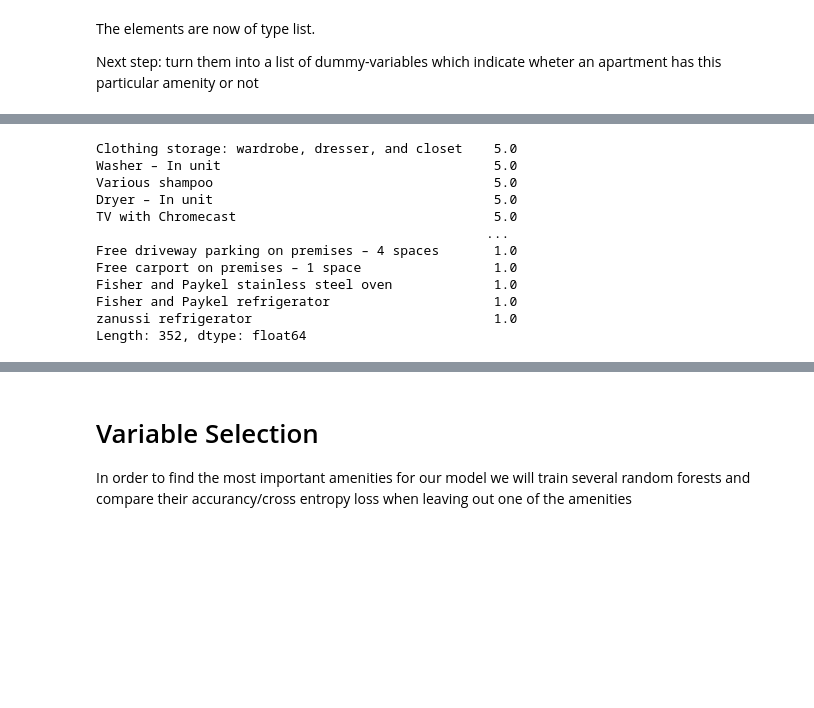
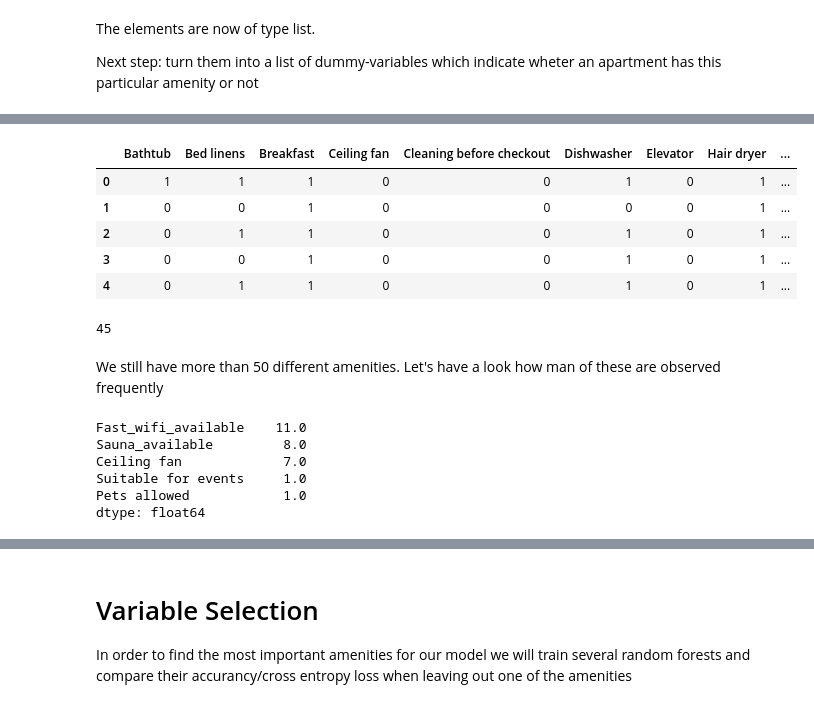
Before and after one commit to dmnk1308/DubAir, a Jupyter notebook: amenities_selection.ipynb, the cells around one changed output, grey strips where cells are left out. Cells and saved outputs as stored; diff of their text form; code cells hidden in the pictures; blank space fills up the shorter version.

```diff
--- a/amenities_selection.ipynb
+++ b/amenities_selection.ipynb
@@ -68,16 +204,26 @@ That is a lot of stuff. We have more than 500 different amenities. Maybe the one
+# %%
+am_df.head()
+# %% [output]
+|  | Bathtub | Bed linens | Breakfast | Ceiling fan | Cleaning before checkout | Dishwasher | Elevator | Hair dryer | ... |
+| 0 | 1 | 1 | 1 | 0 | 0 | 1 | 0 | 1 | ... |
+| 1 | 0 | 0 | 1 | 0 | 0 | 0 | 0 | 1 | ... |
+| 2 | 0 | 1 | 1 | 0 | 0 | 1 | 0 | 1 | ... |
+| 3 | 0 | 0 | 1 | 0 | 0 | 1 | 0 | 1 | ... |
+| 4 | 0 | 1 | 1 | 0 | 0 | 1 | 0 | 1 | ... |
+# %%
+len(pd.unique(am_df.columns))
+# %% [output]
+45
+# %% [markdown]
+We still have more than 50 different amenities.
+Let's have a look how man of these are observed frequently
 # %%
-summary = am_df.sum(axis = 0).sort_values(ascending = False)
-summary.where(summary <=5).dropna()
+summary = am_df[am_df !=0].sum(axis = 0).sort_values(ascending = False)
+summary.where(summary <=20).dropna()
 # %% [output]
-Clothing storage: wardrobe, dresser, and closet    5.0
-Washer – In unit                                   5.0
-Various shampoo                                    5.0
-Dryer – In unit                                    5.0
-TV with Chromecast                                 5.0
-                                                  ...
-Free driveway parking on premises – 4 spaces       1.0
-Free carport on premises – 1 space                 1.0
-Fisher and Paykel stainless steel oven             1.0
-Fisher and Paykel refrigerator                     1.0
-zanussi refrigerator                               1.0
-Length: 352, dtype: float64
+Fast_wifi_available    11.0
+Sauna_available         8.0
+Ceiling fan             7.0
+Suitable for events     1.0
+Pets allowed            1.0
+dtype: float64
```
Also changed, not shown: parts of 24 cells of this notebook.
